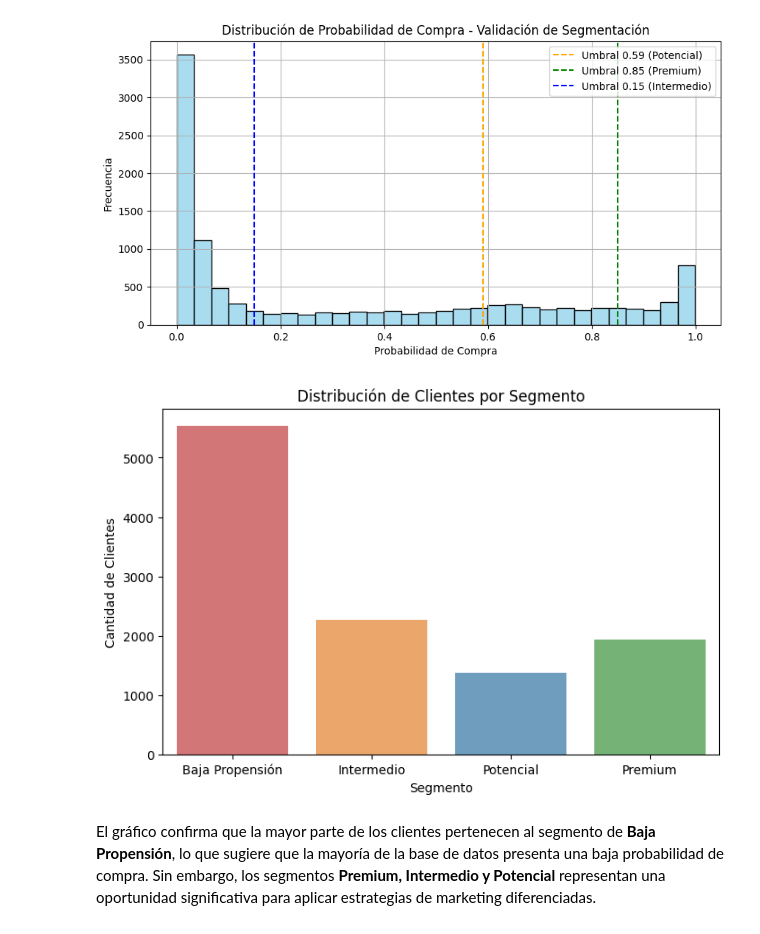
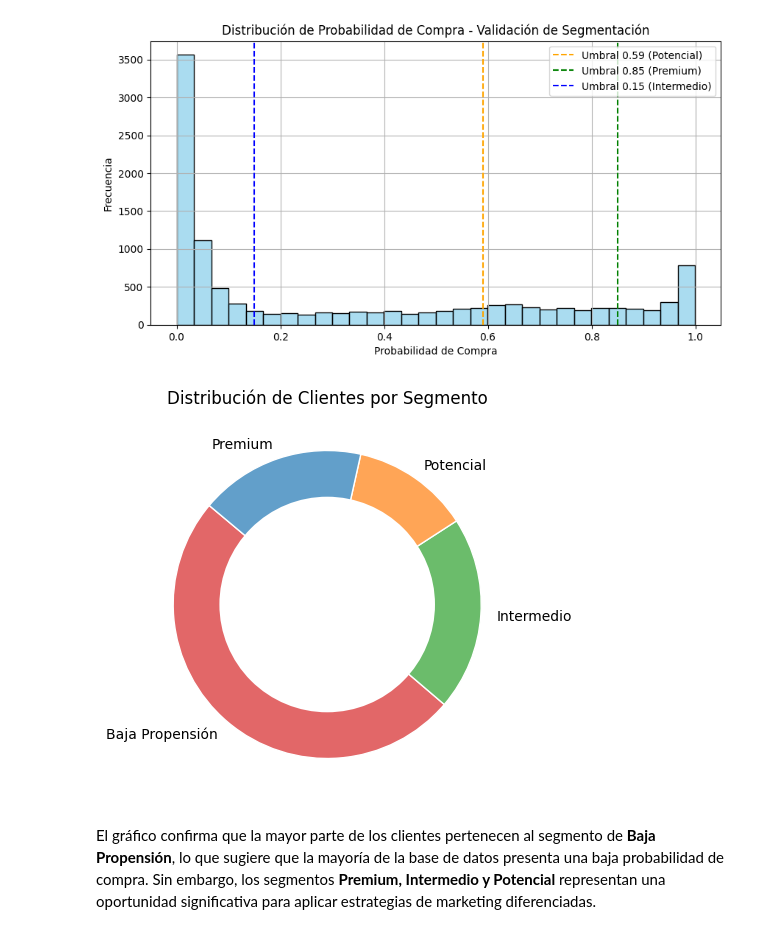
Before and after one commit to mgonzalz/ia_apuntes, a Jupyter notebook: notebooks/06_model_inference.ipynb, the cells around one changed output. Saved outputs shown, nothing was run; the diff lists cells and outputs as text; code cells hidden in the pictures.

```diff
--- a/notebooks/06_model_inference.ipynb
+++ b/notebooks/06_model_inference.ipynb
@@ -243,22 +243,35 @@ plt.show()
 # %% [output]
 [figure]
 # %%
-plt.figure(figsize=(8, 5))
+plt.figure(figsize=(10, 5))
 segment_order = ["Baja Propensión", "Intermedio", "Potencial", "Premium"]
 color_mapping = {
     "Baja Propensión": "#E26768",  # Rojo
-    "Intermedio": "#FFA556",       # Naranja
-    "Potencial": "#629FCA",        # Azul
-    "Premium": "#6BBC6B"           # Verde
+    "Intermedio": "#6BBC6B",       # Naranja
+    "Potencial": "#FFA556",        # Azul
+    "Premium": "#629FCA"           # Verde
 }
 
-sns.countplot(data=df, x="Segmento", order=segment_order, hue="Segmento", palette=color_mapping)
-plt.xlabel("Segmento")
-plt.ylabel("Cantidad de Clientes")
+# Contar la cantidad de clientes por segmento
+segment_counts = df["Segmento"].value_counts().reindex(segment_order)
+# Crear el gráfico de donut sin porcentajes
+wedges, texts = plt.pie(
+    segment_counts, labels=segment_counts.index,
+    colors=[color_mapping[seg] for seg in segment_counts.index],
+    startangle=140, wedgeprops={'edgecolor': 'white'}
+)
+
+# Dibujar el círculo interno para hacer el gráfico tipo donut
+centre_circle = plt.Circle((0, 0), 0.70, fc='white')
+plt.gca().add_artist(centre_circle)
+
+# Título del gráfico
 plt.title("Distribución de Clientes por Segmento")
+
+# Mostrar el gráfico
 plt.show()
 # %% [output]
-[figure, old version]
+[figure, new version]
 # %% [markdown]
 El gráfico confirma que la mayor parte de los clientes pertenecen al segmento de **Baja Propensión**, lo que sugiere que la mayoría de la base de datos presenta una baja probabilidad de compra. Sin embargo, los segmentos **Premium, Intermedio y Potencial** representan una oportunidad significativa para aplicar estrategias de marketing diferenciadas.
 # %% [markdown]
```
